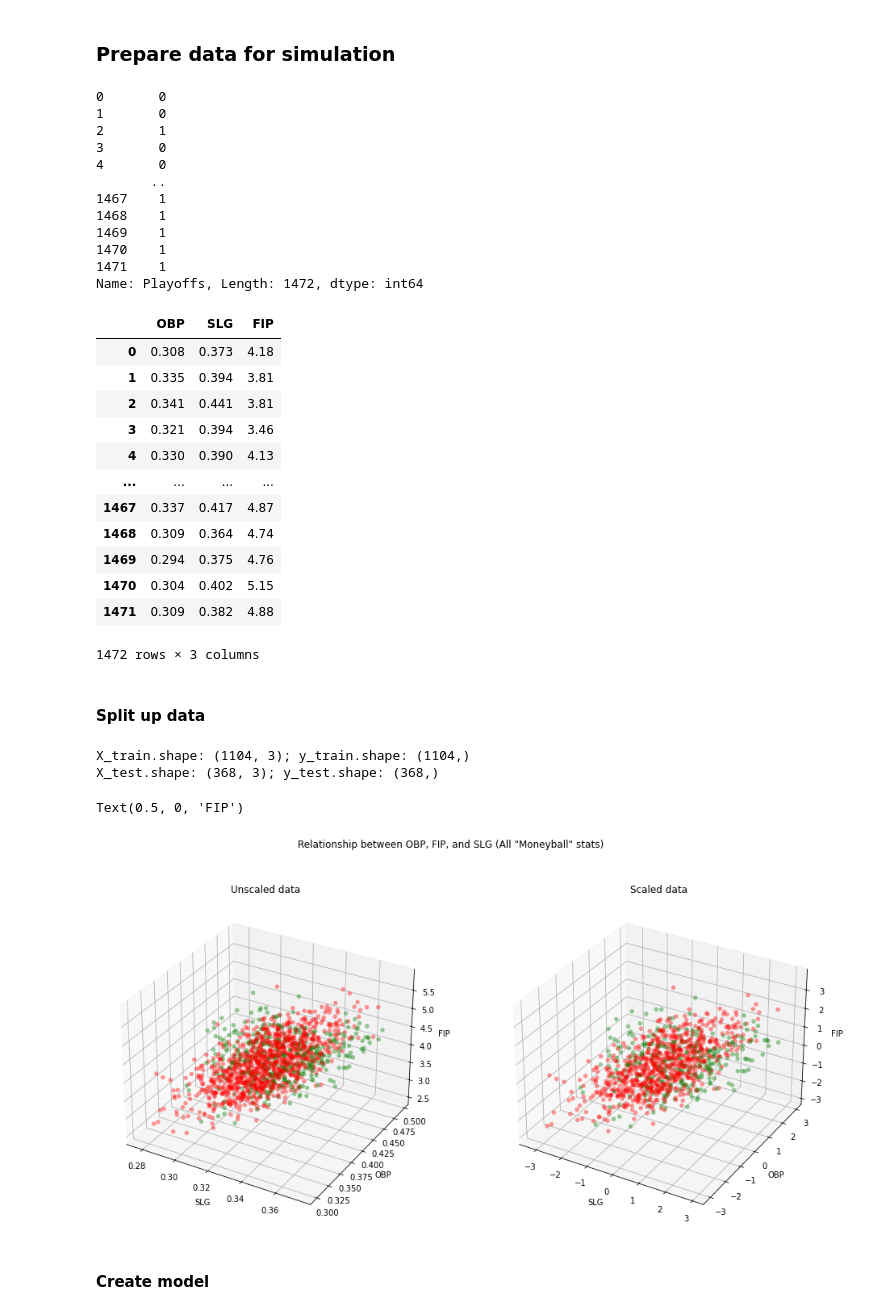
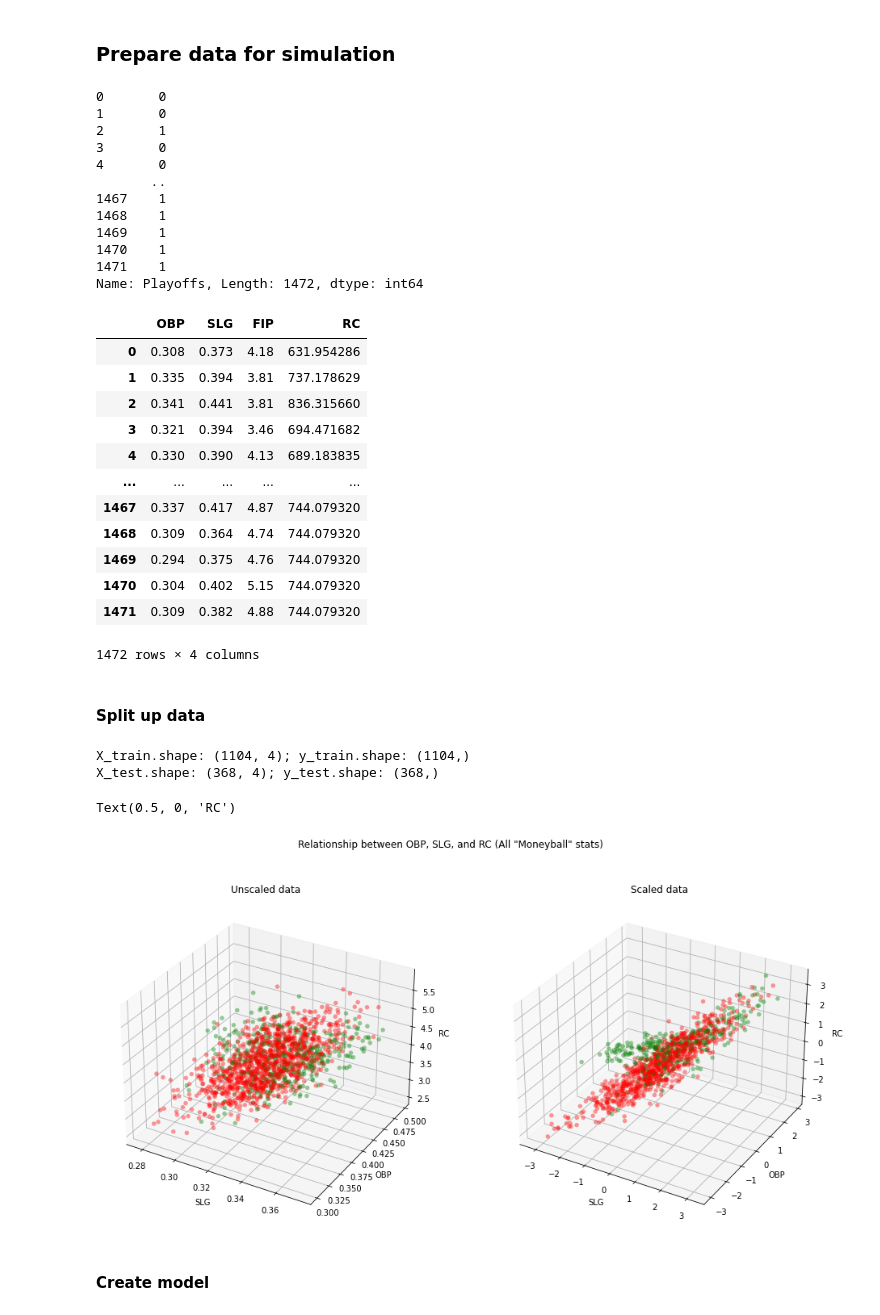
Before and after one commit to rohannakra/Moneyball-Data-Analysis, a Jupyter notebook: moneyball_simulation.ipynb, the cells around one changed output. Cells and saved outputs as stored; diff of their text form; code cells hidden in the pictures.

```diff
--- a/moneyball_simulation.ipynb
+++ b/moneyball_simulation.ipynb
@@ -31,7 +33,7 @@ def scale_data(train, test=''):    # Also adding scaling function.
 ### Prepare data for simulation
 # %%
 target = (dataset['Playoffs'])
-data_moneyball = (dataset[['OBP', 'SLG', 'FIP']])    # chosing these stats because these are valued most.
+data_moneyball = (dataset[['OBP', 'SLG', 'FIP', 'RC']])    # chosing these stats because these are valued most.
 
 display(target)
 display(data_moneyball)
@@ -57,19 +59,19 @@ data_moneyball = data_moneyball.to_numpy()
 1470    1
 1471    1
 Name: Playoffs, Length: 1472, dtype: int64
-|  | OBP | SLG | FIP |
-| 0 | 0.308 | 0.373 | 4.18 |
-| 1 | 0.335 | 0.394 | 3.81 |
-| 2 | 0.341 | 0.441 | 3.81 |
-| 3 | 0.321 | 0.394 | 3.46 |
-| 4 | 0.330 | 0.390 | 4.13 |
-| ... | ... | ... | ... |
-| 1467 | 0.337 | 0.417 | 4.87 |
-| 1468 | 0.309 | 0.364 | 4.74 |
-| 1469 | 0.294 | 0.375 | 4.76 |
-| 1470 | 0.304 | 0.402 | 5.15 |
-| 1471 | 0.309 | 0.382 | 4.88 |
+|  | OBP | SLG | FIP | RC |
+| 0 | 0.308 | 0.373 | 4.18 | 631.954286 |
+| 1 | 0.335 | 0.394 | 3.81 | 737.178629 |
+| 2 | 0.341 | 0.441 | 3.81 | 836.315660 |
+| 3 | 0.321 | 0.394 | 3.46 | 694.471682 |
+| 4 | 0.330 | 0.390 | 4.13 | 689.183835 |
+| ... | ... | ... | ... | ... |
+| 1467 | 0.337 | 0.417 | 4.87 | 744.079320 |
+| 1468 | 0.309 | 0.364 | 4.74 | 744.079320 |
+| 1469 | 0.294 | 0.375 | 4.76 | 744.079320 |
+| 1470 | 0.304 | 0.402 | 5.15 | 744.079320 |
+| 1471 | 0.309 | 0.382 | 4.88 | 744.079320 |
-1472 rows × 3 columns
+1472 rows × 4 columns
 # %% [markdown]
 #### Split up data
 # %%
@@ -84,46 +86,46 @@ print(f'X_test.shape: {X_test.shape}; y_test.shape: {y_test.shape}')
 # Plot the data
 fig = plt.figure(figsize=(16, 8))
 
-title = fig.suptitle(f'Relationship between OBP, FIP, and SLG (All "Moneyball" stats)')
+title = fig.suptitle(f'Relationship between OBP, SLG, and RC (All "Moneyball" stats)')
 axs_1 = fig.add_subplot(1, 2, 1, projection='3d')
 axs_1.title.set_text('Unscaled data')
 
 xs = data_moneyball[:, 0]    # SLG
 ys = data_moneyball[:, 1]    # OBP
 zs = data_moneyball[:, 2]    # FIP
 data_points = [(x, y, z) for x, y, z in zip(xs, ys, zs)]
 colors = ['green' if tar == 1 else 'red' for tar in target]
 
 for data, color in zip(data_points, colors):
     x, y, z = data
     axs_1.scatter(x, y, z, alpha=0.4, c=color, edgecolors='none', s=30)
 
 axs_1.set_xlabel('SLG')
 axs_1.set_ylabel('OBP')
-axs_1.set_zlabel('FIP')
+axs_1.set_zlabel('RC')
 
 # Plot the scaled data.
 axs_2 = fig.add_subplot(1, 2, 2, projection='3d')
 axs_2.title.set_text('Scaled data')
 
 xs = X_train[:, 0]    # SLG
 ys = X_train[:, 1]    # OBP
-zs = X_train[:, 2]    # FIP
+zs = X_train[:, 3]    # FIP
 data_points = [(x, y, z) for x, y, z in zip(xs, ys, zs)]
 colors = ['green' if tar == 1 else 'red' for tar in y_train]
 
 for data, color in zip(data_points, colors):
     x, y, z = data
     axs_2.scatter(x, y, z, alpha=0.4, c=color, edgecolors='none', s=30)
 
 axs_2.set_xlabel('SLG')
 axs_2.set_ylabel('OBP')
-axs_2.set_zlabel('FIP')
+axs_2.set_zlabel('RC')
 # %% [output]
-X_train.shape: (1104, 3); y_train.shape: (1104,)
-X_test.shape: (368, 3); y_test.shape: (368,)
+X_train.shape: (1104, 4); y_train.shape: (1104,)
+X_test.shape: (368, 4); y_test.shape: (368,)
-Text(0.5, 0, 'FIP')
+Text(0.5, 0, 'RC')
-[figure, old version]
+[figure, new version]
 # %% [markdown]
 #### Create model
 # %%
```
Also changed, not shown: parts of 6 cells of this notebook, 5 other files.
